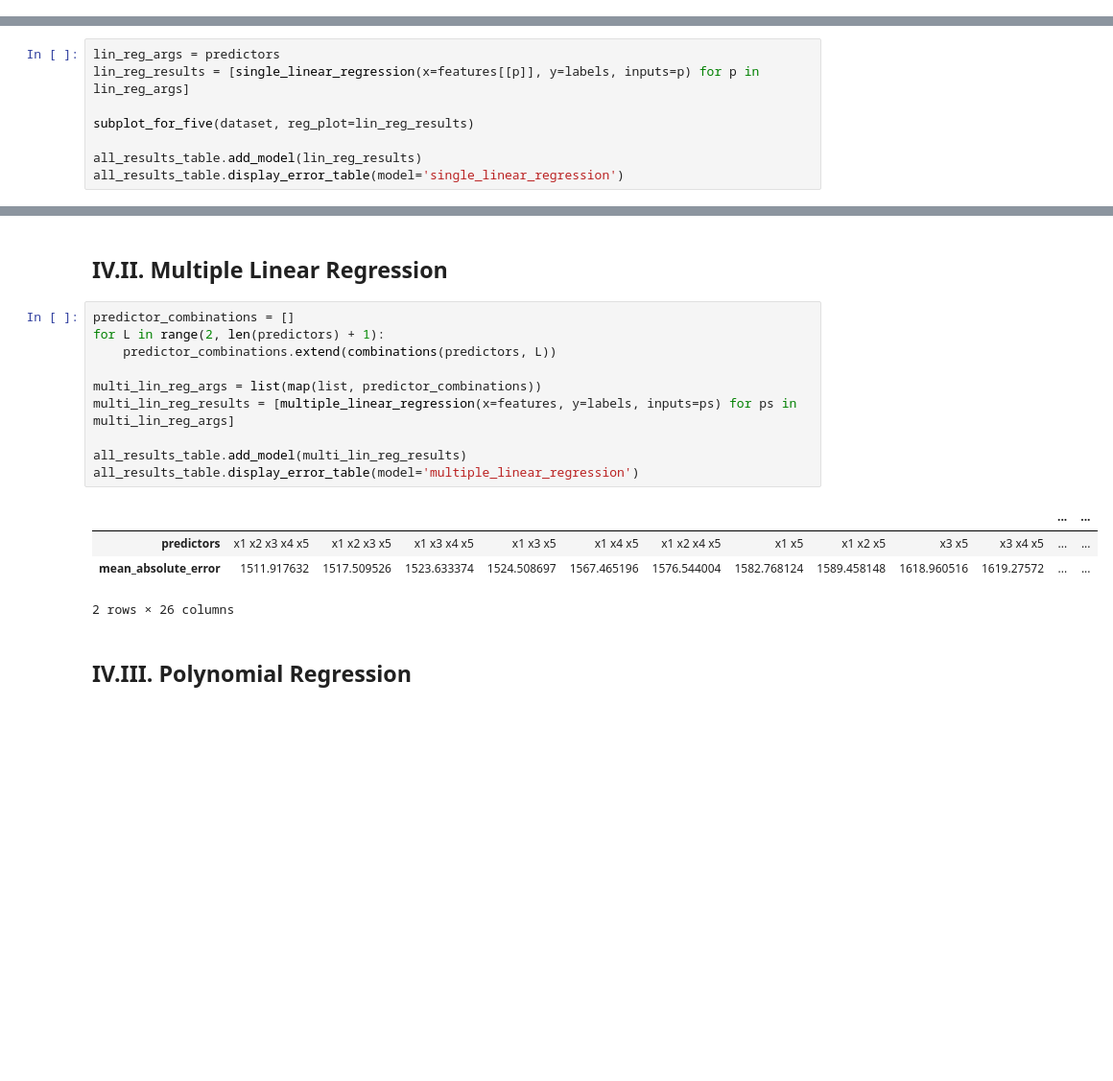
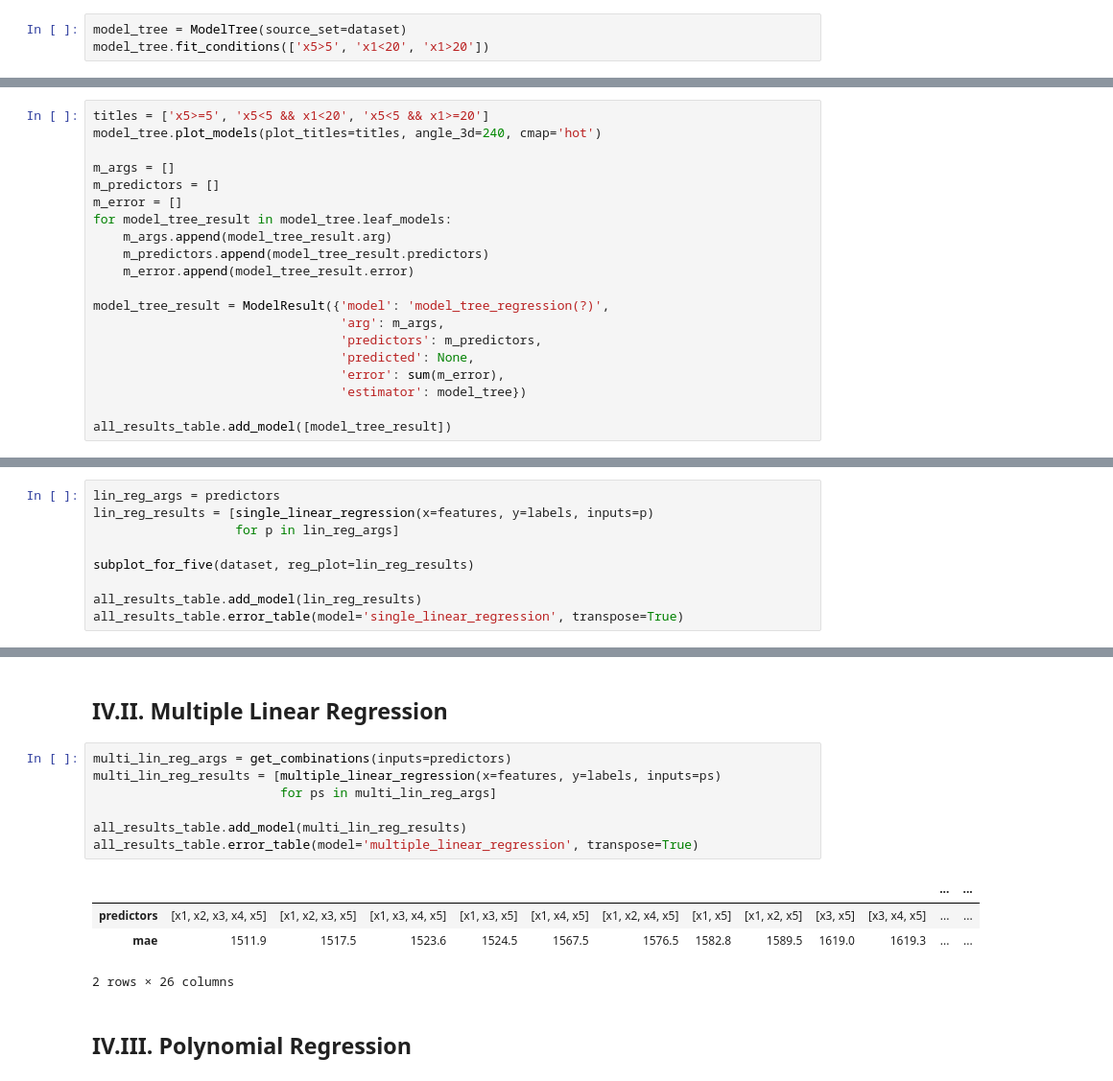
Before and after one commit to DefinitelyVixon/CE475-Project, a Jupyter notebook: Project.ipynb, the cells around one changed output, grey strips where cells are left out. Shown at 96% size. Cells and saved outputs as stored; diff of their text form; blank space fills up the shorter version.

Commit message:
ModelTree has its class now, including many other minor and major WAYTOODANK changes.

```diff
--- a/Project.ipynb
+++ b/Project.ipynb
@@ -443,0 +493,3 @@ Total CV Score (MAE) = 228.26189979232612
+# %%
+model_tree = ModelTree(source_set=dataset)
+model_tree.fit_conditions(['x5>5', 'x1<20', 'x1>20'])
@@ -443,0 +580,20 @@ Total CV Score (MAE) = 228.26189979232612
+# %%
+titles = ['x5>=5', 'x5<5 && x1<20', 'x5<5 && x1>=20']
+model_tree.plot_models(plot_titles=titles, angle_3d=240, cmap='hot')
+
+m_args = []
+m_predictors = []
+m_error = []
+for model_tree_result in model_tree.leaf_models:
+    m_args.append(model_tree_result.arg)
+    m_predictors.append(model_tree_result.predictors)
+    m_error.append(model_tree_result.error)
+
+model_tree_result = ModelResult({'model': 'model_tree_regression(?)',
+                                 'arg': m_args,
+                                 'predictors': m_predictors,
+                                 'predicted': None,
+                                 'error': sum(m_error),
+                                 'estimator': model_tree})
+
+all_results_table.add_model([model_tree_result])
@@ -447,12 +610,13 @@ Total CV Score (MAE) = 228.26189979232612
 ## IV.I. Single Linear Regression
 # %%
 lin_reg_args = predictors
-lin_reg_results = [single_linear_regression(x=features[[p]], y=labels, inputs=p) for p in lin_reg_args]
+lin_reg_results = [single_linear_regression(x=features, y=labels, inputs=p)
+                   for p in lin_reg_args]
 
 subplot_for_five(dataset, reg_plot=lin_reg_results)
 
 all_results_table.add_model(lin_reg_results)
-all_results_table.display_error_table(model='single_linear_regression')
+all_results_table.error_table(model='single_linear_regression', transpose=True)
 # %% [output]
 |  |  |  |  |  |  |
 | predictors | x5 | x1 | x3 | x4 | x2 |
@@ -461,19 +625,16 @@ all_results_table.display_error_table(model='single_linear_regression')
 # %% [markdown]
 ## IV.II. Multiple Linear Regression
 # %%
-predictor_combinations = []
-for L in range(2, len(predictors) + 1):
-    predictor_combinations.extend(combinations(predictors, L))
-
-multi_lin_reg_args = list(map(list, predictor_combinations))
-multi_lin_reg_results = [multiple_linear_regression(x=features, y=labels, inputs=ps) for ps in multi_lin_reg_args]
+multi_lin_reg_args = get_combinations(inputs=predictors)
+multi_lin_reg_results = [multiple_linear_regression(x=features, y=labels, inputs=ps)
+                         for ps in multi_lin_reg_args]
 
 all_results_table.add_model(multi_lin_reg_results)
-all_results_table.display_error_table(model='multiple_linear_regression')
+all_results_table.error_table(model='multiple_linear_regression', transpose=True)
 # %% [output]
 |  |  |  |  |  |  |  |  |  |  |  | ... | ... |
-| predictors | x1 x2 x3 x4 x5 | x1 x2 x3 x5 | x1 x3 x4 x5 | x1 x3 x5 | x1 x4 x5 | x1 x2 x4 x5 | x1 x5 | x1 x2 x5 | x3 x5 | x3 x4 x5 | ... | ... |
-| mean_absolute_error | 1511.917632 | 1517.509526 | 1523.633374 | 1524.508697 | 1567.465196 | 1576.544004 | 1582.768124 | 1589.458148 | 1618.960516 | 1619.27572 | ... | ... |
+| predictors | [x1, x2, x3, x4, x5] | [x1, x2, x3, x5] | [x1, x3, x4, x5] | [x1, x3, x5] | [x1, x4, x5] | [x1, x2, x4, x5] | [x1, x5] | [x1, x2, x5] | [x3, x5] | [x3, x4, x5] | ... | ... |
+| mae | 1511.9 | 1517.5 | 1523.6 | 1524.5 | 1567.5 | 1576.5 | 1582.8 | 1589.5 | 1619.0 | 1619.3 | ... | ... |
 2 rows × 26 columns
 # %% [markdown]
 ## IV.III. Polynomial Regression
```
Also changed, not shown: parts of 26 cells of this notebook.
